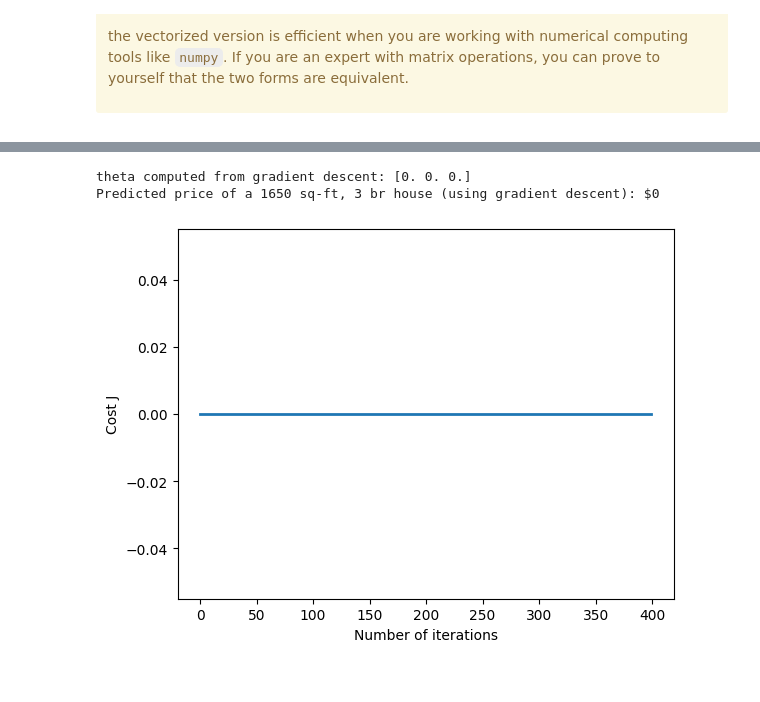
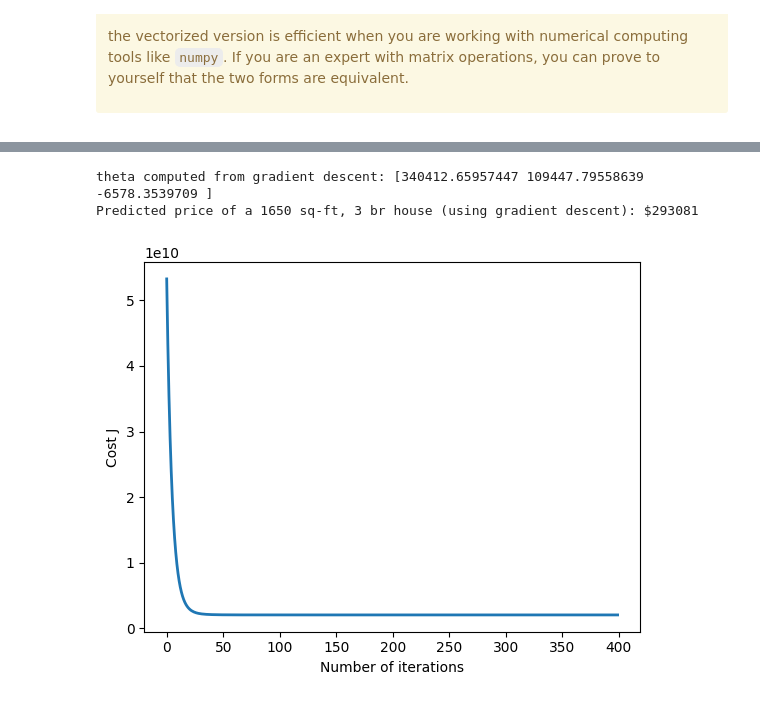
Before and after one commit to feinran/malia, a Jupyter notebook: ex1/exercise_1.ipynb, the cells around one changed output, grey strips where cells are left out. Saved outputs shown, nothing was run; the diff lists cells and outputs as text; code cells hidden in the pictures.

```diff
--- a/ex1/exercise_1.ipynb
+++ b/ex1/exercise_1.ipynb
@@ -598,6 +598,10 @@ def  featureNormalize(X):
 
     # =========================== YOUR CODE HERE =====================
 
+    mu = np.mean(X, axis=0)
+    sigma = np.std(X, axis=0)
+    X_norm = (X_norm - mu) / sigma
+
 
     # ================================================================
     return X_norm, mu, sigma
@@ -681,6 +685,9 @@ def computeCostMulti(X, y, theta):
 
     # ======================= YOUR CODE HERE ===========================
 
+    h = np.dot(X, theta)
+    error = np.square(h - y)
+    J = (1 / (2 * m)) * np.sum(error)
 
     # ==================================================================
     return J
@@ -735,6 +742,10 @@ def gradientDescentMulti(X, y, theta, alpha, num_iters):
     for i in range(num_iters):
         # ======================= YOUR CODE HERE ==========================
 
+        h = np.dot(X, theta)
+        error = (h - y)
+        gradient = 1/ m * np.dot(error, X)
+        theta = theta - alpha * gradient
 
         # =================================================================
 
@@ -791,34 +802,35 @@ of a 1650 sq-ft, 3 br house.
 Hint
 ----
 At prediction, make sure you do the same feature normalization.
 """
 # Choose some alpha value - change this
 alpha = 0.1
 num_iters = 400
 
 # init theta and run gradient descent
 theta = np.zeros(3)
 theta, J_history = gradientDescentMulti(X, y, theta, alpha, num_iters)
 
 # Plot the convergence graph
 pyplot.plot(np.arange(len(J_history)), J_history, lw=2)
 pyplot.xlabel('Number of iterations')
 pyplot.ylabel('Cost J')
 
 # Display the gradient descent's result
 print('theta computed from gradient descent: {:s}'.format(str(theta)))
 
 # Estimate the price of a 1650 sq-ft, 3 br house
 # ======================= YOUR CODE HERE ===========================
 # Recall that the first column of X is all-ones.
 # Thus, it does not need to be normalized.
 
-price = 0   # You should change this
+price = np.dot([1, (1650 - mu[0]) / sigma[0], (3 - mu[1]) / sigma[1]], theta)
+
 
 # ===================================================================
 
 print('Predicted price of a 1650 sq-ft, 3 br house (using gradient descent): ${:.0f}'.format(price))
 # %% [output]
-theta computed from gradient descent: [0. 0. 0.]
-Predicted price of a 1650 sq-ft, 3 br house (using gradient descent): $0
+theta computed from gradient descent: [340412.65957447 109447.79558639  -6578.3539709 ]
+Predicted price of a 1650 sq-ft, 3 br house (using gradient descent): $293081
-[figure, old version]
+[figure, new version]
```
Also changed, not shown: parts of 1 cell of this notebook.
